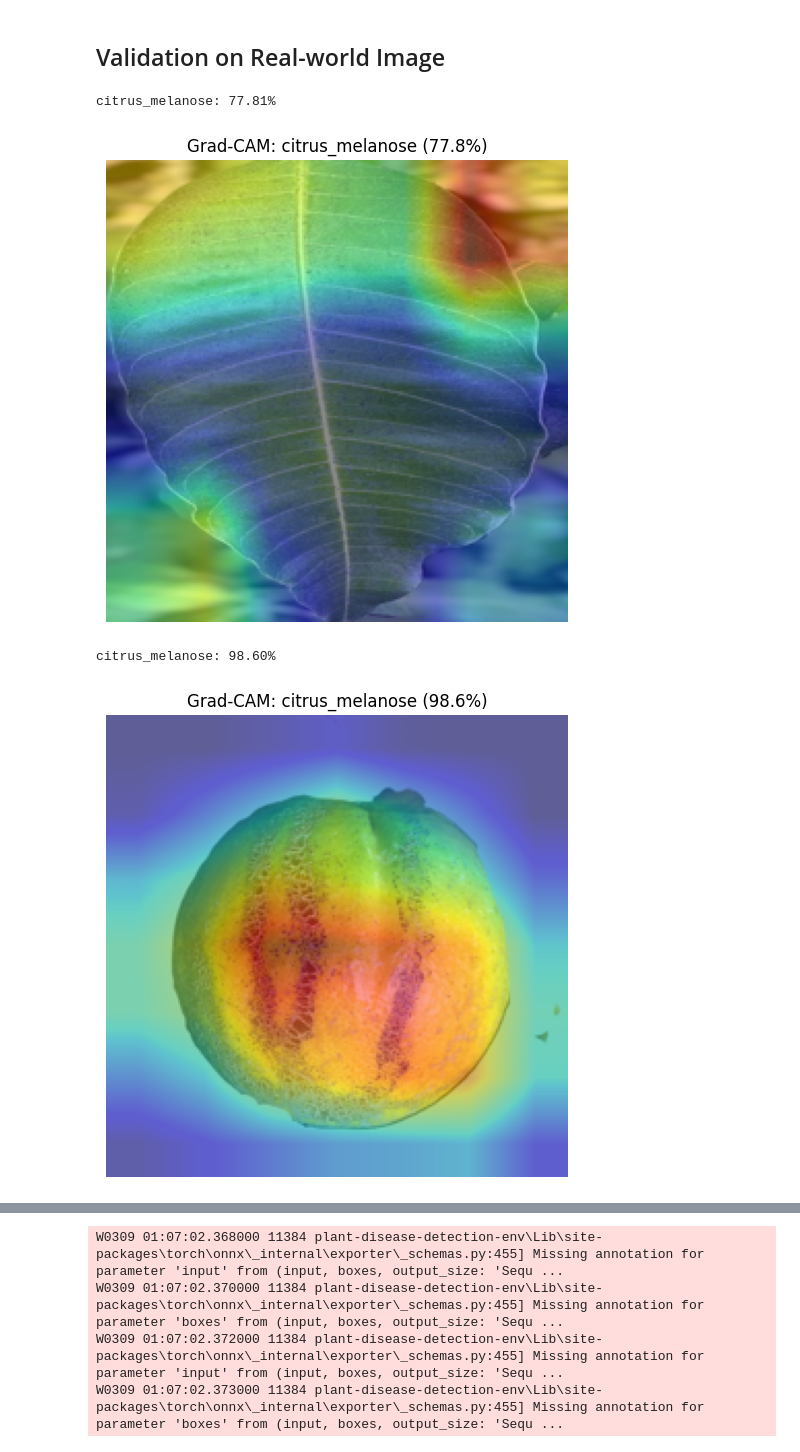
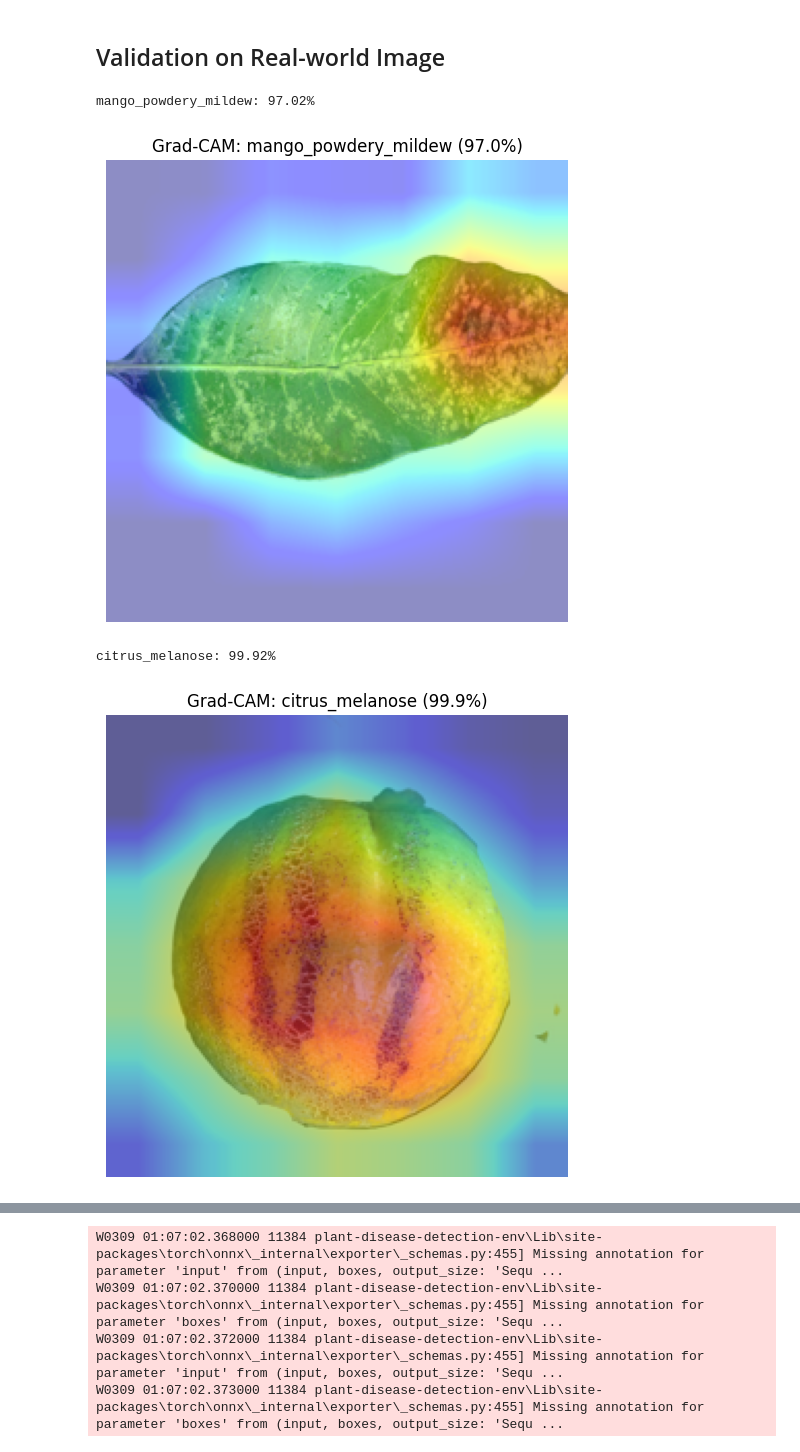
Before and after one commit to LouaiMuhammed/plant-disease-detection-using-cnns, a Jupyter notebook: notebooks/02. mobilenet_model.ipynb, the cells around one changed output, grey strips where cells are left out. Saved outputs shown, nothing was run; the diff lists cells and outputs as text; code cells hidden in the pictures.

```diff
--- a/notebooks/02. mobilenet_model.ipynb
+++ b/notebooks/02. mobilenet_model.ipynb
@@ -459,35 +458,35 @@ print(f"✓ Model saved to {MOBILENET_FINETUNED_SAVE_PATH}")
 # %%
 from PIL import Image
 
 # Load model
 ckpt = torch.load(MOBILENET_FINETUNED_SAVE_PATH, map_location=device)
 model = get_mobilenet_model(len(classes), version='v2', dropout=0.2).to(device)
 model.load_state_dict(ckpt["model_state"])
 model.eval()
 
 # Predict
-image_path = r"C:\Users\loaim\OneDrive\Desktop\img2.jpeg"
+image_path = r"C:\Users\loaim\OneDrive\Desktop\Untitled.jpg"
 img = Image.open(image_path).convert("RGB")
 img_tensor = get_val_transform()(img)
 
 with torch.no_grad():
     logits = model(img_tensor.unsqueeze(0).to(device))
     probs = F.softmax(logits, dim=1)
     conf, pred = torch.max(probs, dim=1)
 
 print(f"{classes[pred.item()]}: {conf.item():.2%}")
 
 show_gradcam(
     model=model,
     image_path=image_path,
     device=device,
     class_names=classes,
     target_class_idx=int(pred.item()),
     title=f"Grad-CAM: {classes[pred.item()]} ({conf.item():.1%})",
 )
 # %% [output]
-citrus_melanose: 77.81%
+mango_powdery_mildew: 97.02%
-[figure, old version]
+[figure, new version]
 # %%
 # Predict
 image_path = r"C:\Users\loaim\OneDrive\Desktop\furtBovAv5YwEs53CCKHeC.jpg"
@@ -510,6 +509,6 @@ show_gradcam(
     title=f"Grad-CAM: {classes[pred.item()]} ({conf.item():.1%})",
 )
 # %% [output]
-citrus_melanose: 98.60%
+citrus_melanose: 99.92%
-[figure, old version]
+[figure, new version]
 # %%
```
Also changed, not shown: parts of 38 cells of this notebook.
